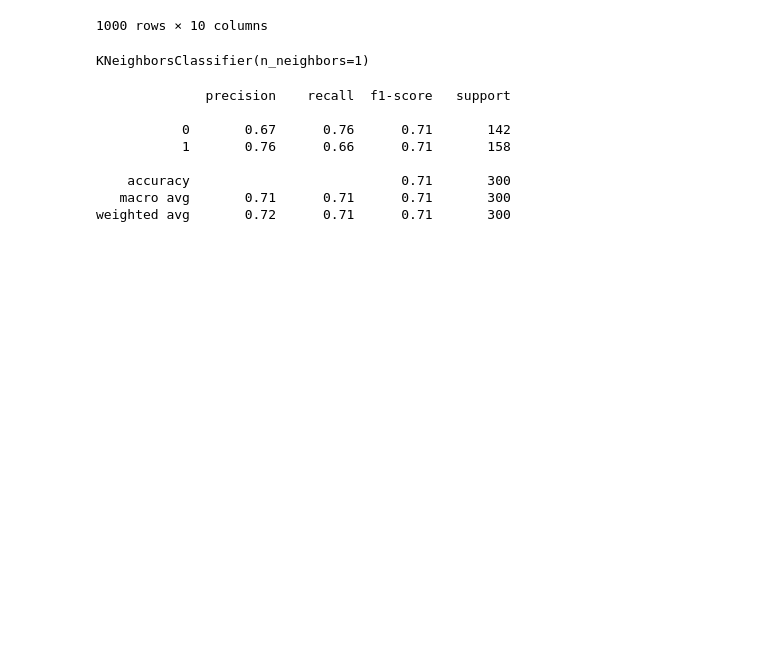
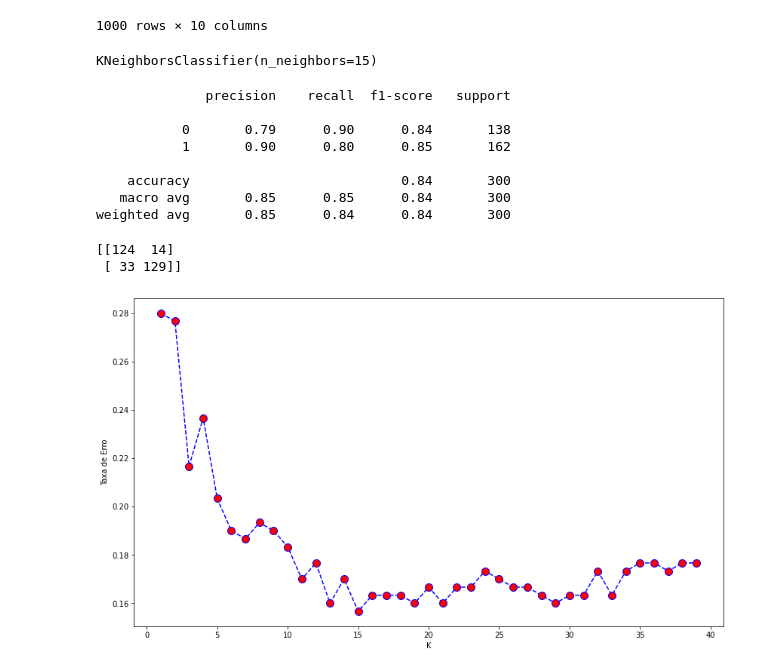
Before and after one commit to FivMeyer/Python_Studies, a Jupyter notebook: 04_knn.ipynb, the cells around one changed output. Cells and saved outputs as stored; diff of their text form; code cells hidden in the pictures; blank space fills up the shorter version.

```diff
--- a/04_knn.ipynb
+++ b/04_knn.ipynb
@@ -285,11 +285,11 @@ knn_param
 # %%
 x_train, x_test, y_train, y_test = train_test_split(knn_param, knn_data['TARGET CLASS'], test_size=0.3)
 # %%
-knn = KNeighborsClassifier(n_neighbors=1)
+knn = KNeighborsClassifier(n_neighbors=15)
 # %%
 knn.fit(x_train, y_train)
 # %% [output]
-KNeighborsClassifier(n_neighbors=1)
+KNeighborsClassifier(n_neighbors=15)
 # %%
 pred = knn.predict(x_test)
 # %%
@@ -297,9 +297,29 @@ print(classification_report(y_test, pred))
 # %% [output]
               precision    recall  f1-score   support
 
-           0       0.67      0.76      0.71       142
-           1       0.76      0.66      0.71       158
+           0       0.79      0.90      0.84       138
+           1       0.90      0.80      0.85       162
 
-    accuracy                           0.71       300
-   macro avg       0.71      0.71      0.71       300
-weighted avg       0.72      0.71      0.71       300
+    accuracy                           0.84       300
+   macro avg       0.85      0.85      0.84       300
+weighted avg       0.85      0.84      0.84       300
+# %%
+print(confusion_matrix(y_test, pred))
+# %% [output]
+[[124  14]
+ [ 33 129]]
+# %%
+erro_rate = []
+
+for i in range(1, 40):
+    knn = KNeighborsClassifier(n_neighbors=i)
+    knn.fit(x_train, y_train)
+    pred = knn.predict(x_test)
+    erro_rate.append(np.mean(pred!=y_test))
+# %%
+plt.figure(figsize=(14,8))
+plt.plot(range(1,40), erro_rate, color = 'blue', linestyle = 'dashed', marker = 'o', markersize=10, markerfacecolor = 'red')
+plt.xlabel('K')
+plt.ylabel('Taxa de Erro');
+# %% [output]
+[figure, added]
```
Also changed, not shown: parts of 4 cells of this notebook.
